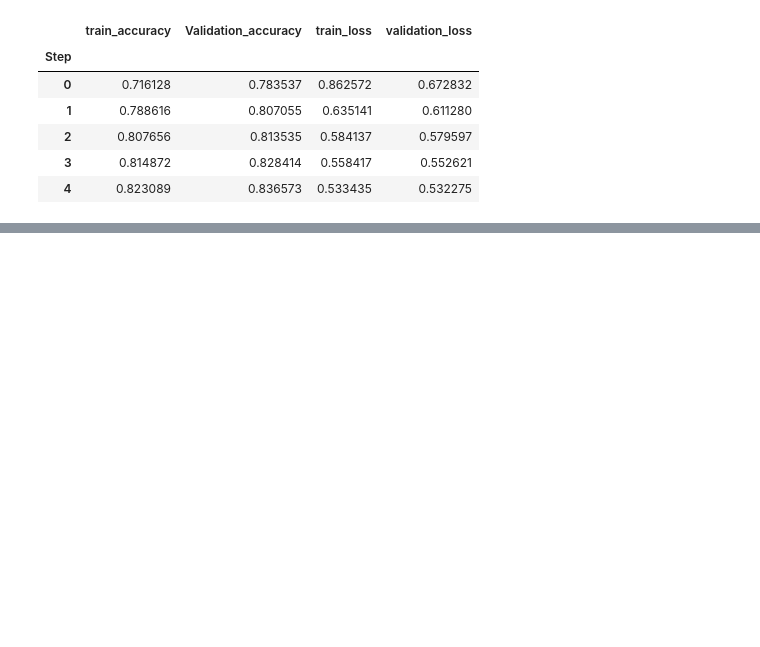
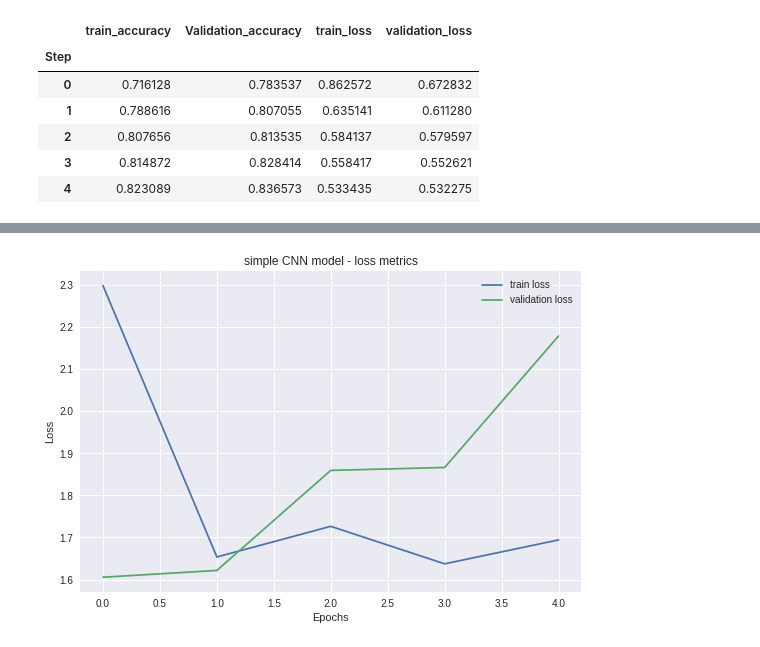
Before and after one commit to totalgood/electron-microscope-assistant, a Jupyter notebook: src/data_visualization.ipynb, the cells around one changed output, grey strips where cells are left out. Saved outputs shown, nothing was run; the diff lists cells and outputs as text; code cells hidden in the pictures; blank space fills up the shorter version.

```diff
--- a/src/data_visualization.ipynb
+++ b/src/data_visualization.ipynb
@@ -217,0 +260,14 @@ Powder for Nanowires 1.383130%
+# %%
+
+fig,ax = plt.subplots()
+
+ax.plot([0,1,2,3,4],simple_cnn_metrics[['train_loss','validation_loss']])
+
+ax.set_title('simple CNN model - loss metrics')
+ax.set_ylabel('Loss')
+ax.set_xlabel('Epochs')
+ax.legend(labels=['train loss','validation loss'])
+
+plt.savefig('img/loss_simple_cnn_model.png',bbox_inches = "tight")
+# %% [output]
+[figure, added]
```
Also changed, not shown: parts of 19 cells of this notebook, 9 other files.
